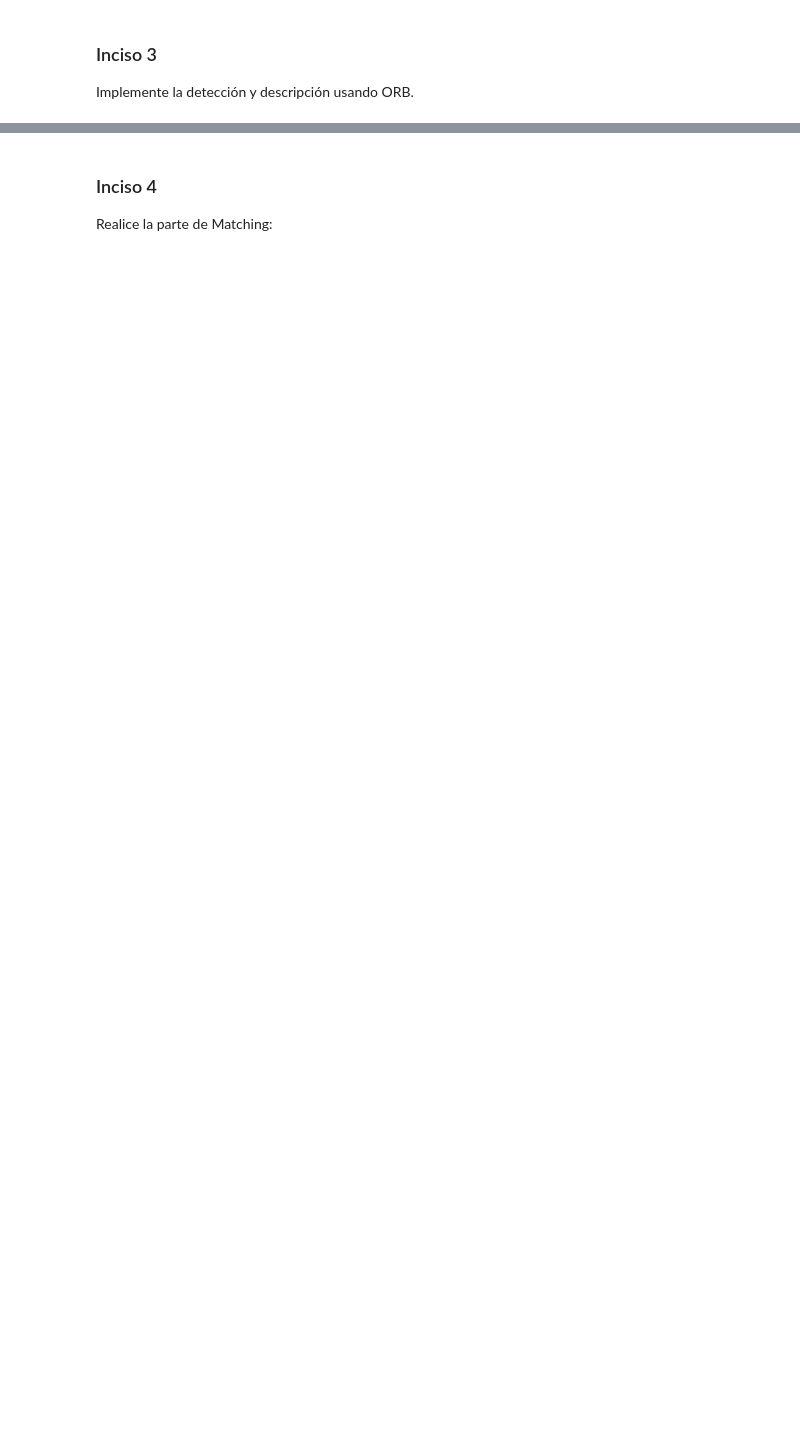
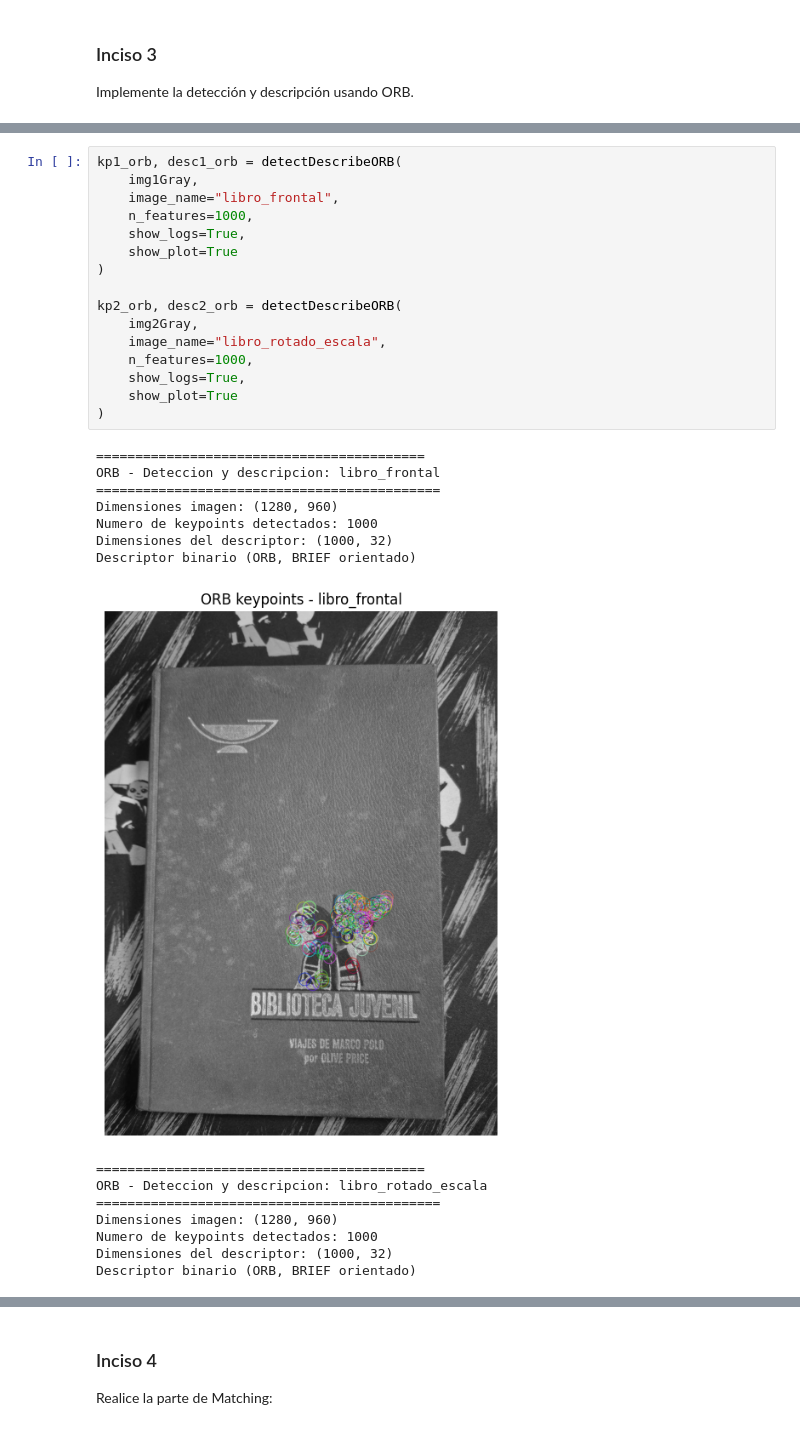
Before and after one commit to JosueSay/intro-to-computer-vision, a Jupyter notebook: labs/lab3/lab3.ipynb, the cells around one changed output, grey strips where cells are left out. Saved outputs shown, nothing was run; the diff lists cells and outputs as text; blank space fills up the shorter version.

```diff
--- a/labs/lab3/lab3.ipynb
+++ b/labs/lab3/lab3.ipynb
@@ -397,0 +559,32 @@ Implemente la detección y descripción usando ORB.
+# %%
+kp1_orb, desc1_orb = detectDescribeORB(
+    img1Gray,
+    image_name="libro_frontal",
+    n_features=1000,
+    show_logs=True,
+    show_plot=True
+)
+
+kp2_orb, desc2_orb = detectDescribeORB(
+    img2Gray,
+    image_name="libro_rotado_escala",
+    n_features=1000,
+    show_logs=True,
+    show_plot=True
+)
+# %% [output]
+==========================================
+ORB - Deteccion y descripcion: libro_frontal
+============================================
+Dimensiones imagen: (1280, 960)
+Numero de keypoints detectados: 1000
+Dimensiones del descriptor: (1000, 32)
+Descriptor binario (ORB, BRIEF orientado)
+[figure, added]
+==========================================
+ORB - Deteccion y descripcion: libro_rotado_escala
+============================================
+Dimensiones imagen: (1280, 960)
+Numero de keypoints detectados: 1000
+Dimensiones del descriptor: (1000, 32)
+Descriptor binario (ORB, BRIEF orientado)
```
Also changed, not shown: parts of 18 cells of this notebook.
